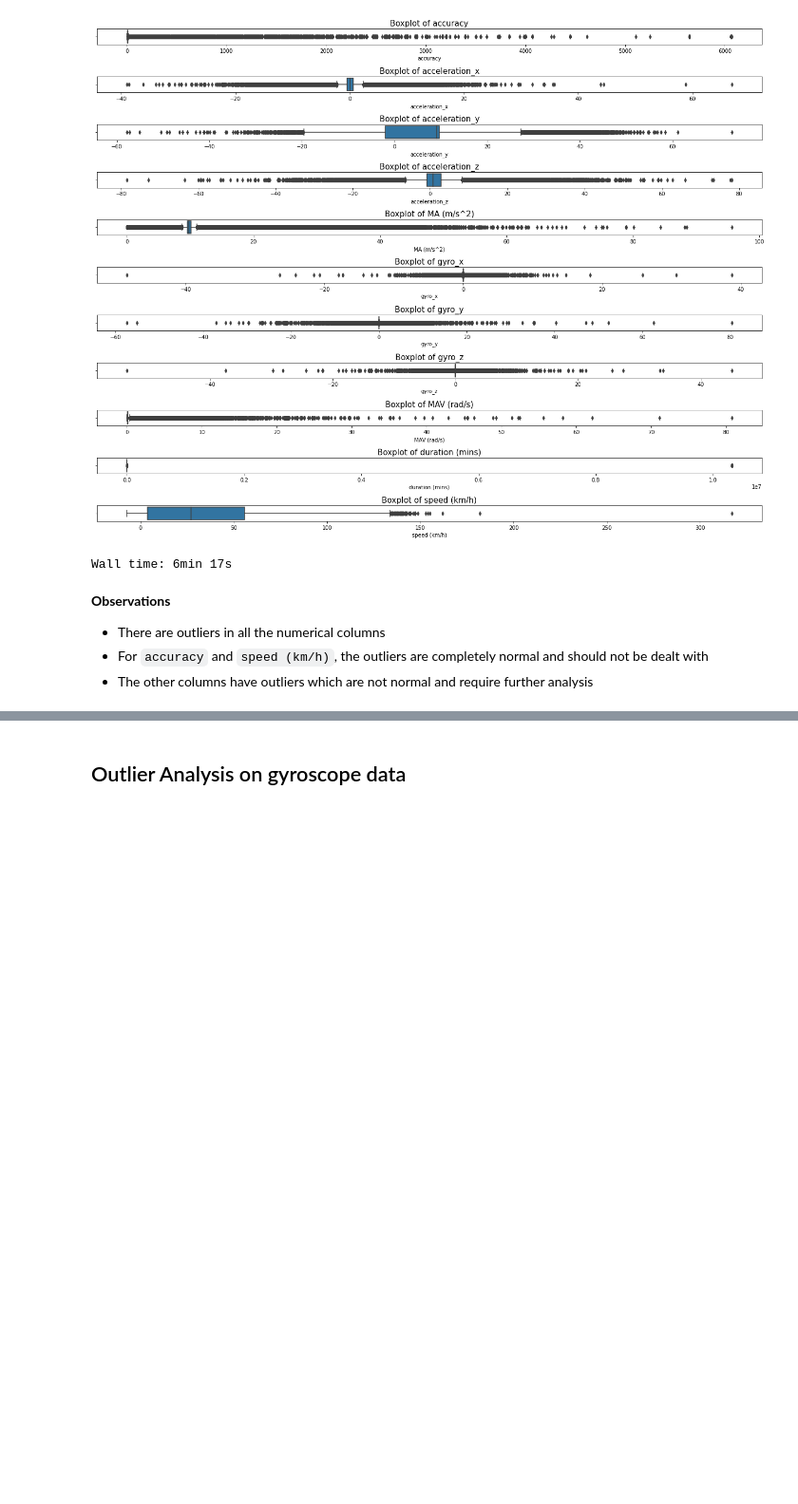
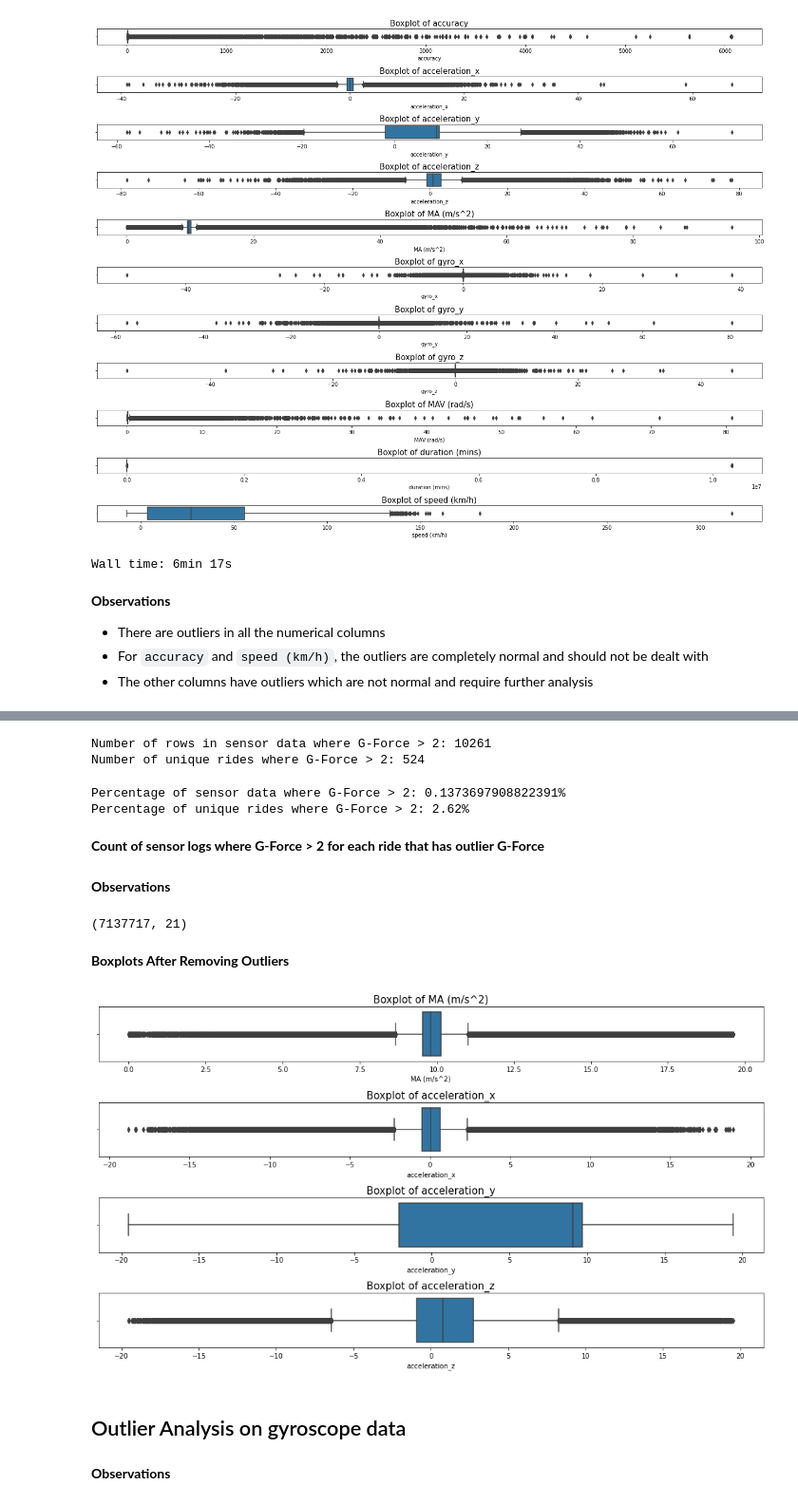
Before and after one commit to timothyckl/Just-Taxi-Analysis, a Jupyter notebook: analysis/outlier_eda_using_dask.ipynb, the cells around one changed output, grey strips where cells are left out. Shown: that part at 95% size. Cells and saved outputs as stored; diff of their text form; code cells hidden in the pictures; blank space fills up the shorter version.

```diff
--- a/analysis/outlier_eda_using_dask.ipynb
+++ b/analysis/outlier_eda_using_dask.ipynb
@@ -145,0 +207,18 @@ Number of unique rides where ride time > 24 hours: 4
+# %%
+# get number of rows in sensor data where G-Force > 2 using boolean mask
+print(f"Number of rows in sensor data where G-Force > 2: {cleaned_df[g_force_bool_mask].compute().shape[0]}")
+
+# get number of unique booking ids where G-Force > 2 using boolean mask
+print(f"Number of unique rides where G-Force > 2: {cleaned_df[g_force_bool_mask].compute()['booking_id'].nunique()}")
+# %% [output]
+Number of rows in sensor data where G-Force > 2: 10261
+Number of unique rides where G-Force > 2: 524
+# %%
+# get the percentages of G-Force outliers in the dataset
+print(f"Percentage of sensor data where G-Force > 2: {cleaned_df[g_force_bool_mask].compute().shape[0] / cleaned_df.compute().shape[0] * 100}%")
+print(f"Percentage of unique rides where G-Force > 2: {cleaned_df[g_force_bool_mask].compute()['booking_id'].nunique() / cleaned_df.compute()['booking_id'].nunique() * 100}%")
+# %% [output]
+Percentage of sensor data where G-Force > 2: 0.1373697908822391%
+Percentage of unique rides where G-Force > 2: 2.62%
+# %% [markdown]
+**Count of sensor logs where G-Force > 2 for each ride that has outlier G-Force**
@@ -146,2 +228,24 @@ Number of unique rides where ride time > 24 hours: 4
+# %% [markdown]
+**Observations**
+# %%
+# Drop rows where G-Force > 2 using boolean masking
+cleaned_df = cleaned_df[cleaned_df['MA (m/s^2)'] / 9.81 <= 2]
+cleaned_df.compute().shape
+# %% [output]
+(7137717, 21)
+# %% [markdown]
+**Boxplots After Removing Outliers**
+# %%
+# boxplot of accelerometer data after removing outliers
+plt.figure(figsize=(14,8))
+accelerometer_columns = ['MA (m/s^2)', 'acceleration_x', 'acceleration_y', 'acceleration_z']
+for i, col in enumerate(accelerometer_columns):
+    plt.subplot(4,1,i+1)
+    sns.boxplot(x=col, data=cleaned_df[accelerometer_columns].compute())
+    plt.title(f"Boxplot of {col}", fontsize=15)
+    plt.tight_layout()
+plt.show()
+# %% [output]
+[figure, added]
 # %% [markdown]
 ## Outlier Analysis on gyroscope data
@@ -147,0 +255,2 @@ Number of unique rides where ride time > 24 hours: 4
+# %% [markdown]
+**Observations**
```
Also changed, not shown: parts of 23 cells of this notebook.
